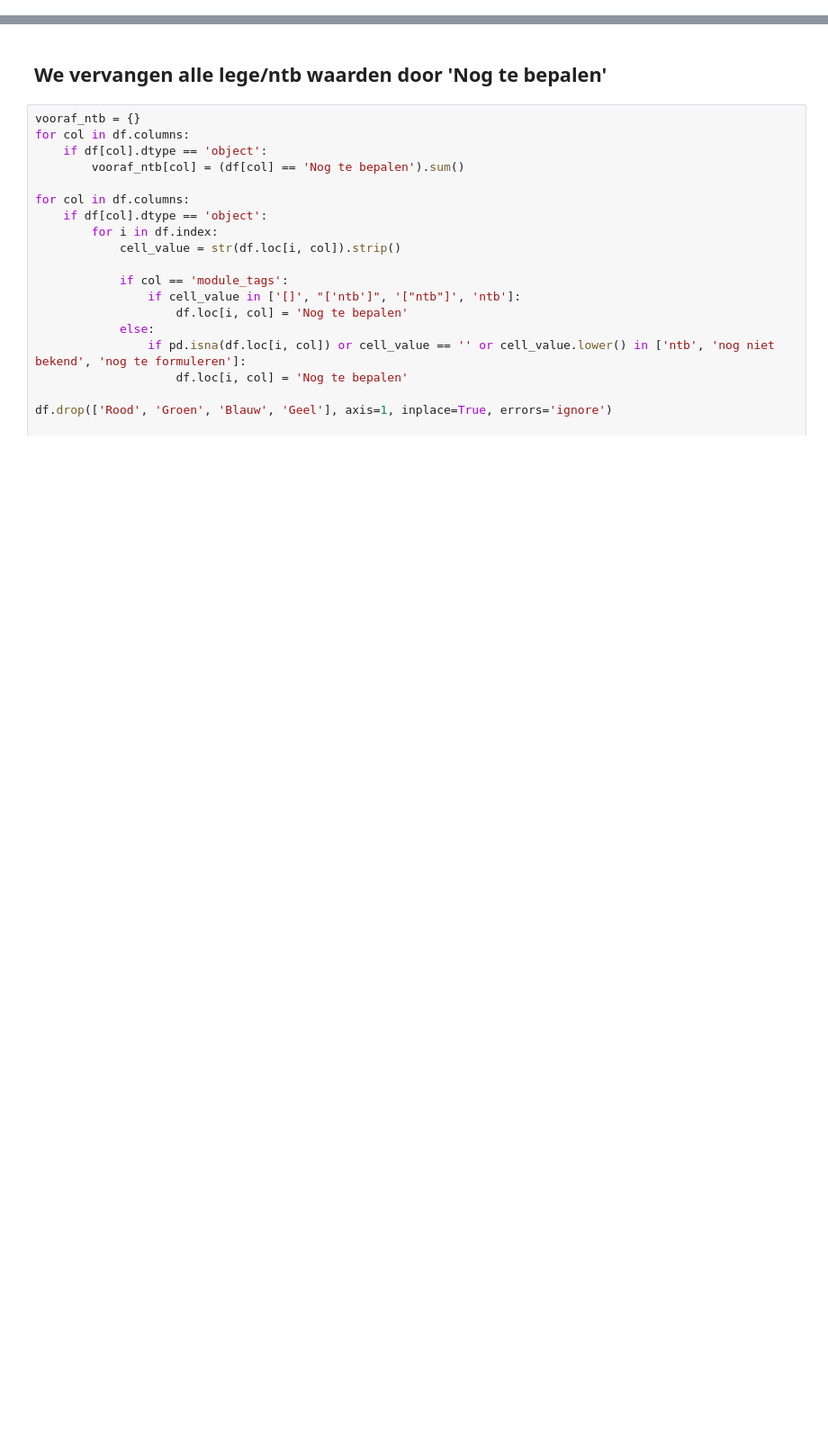
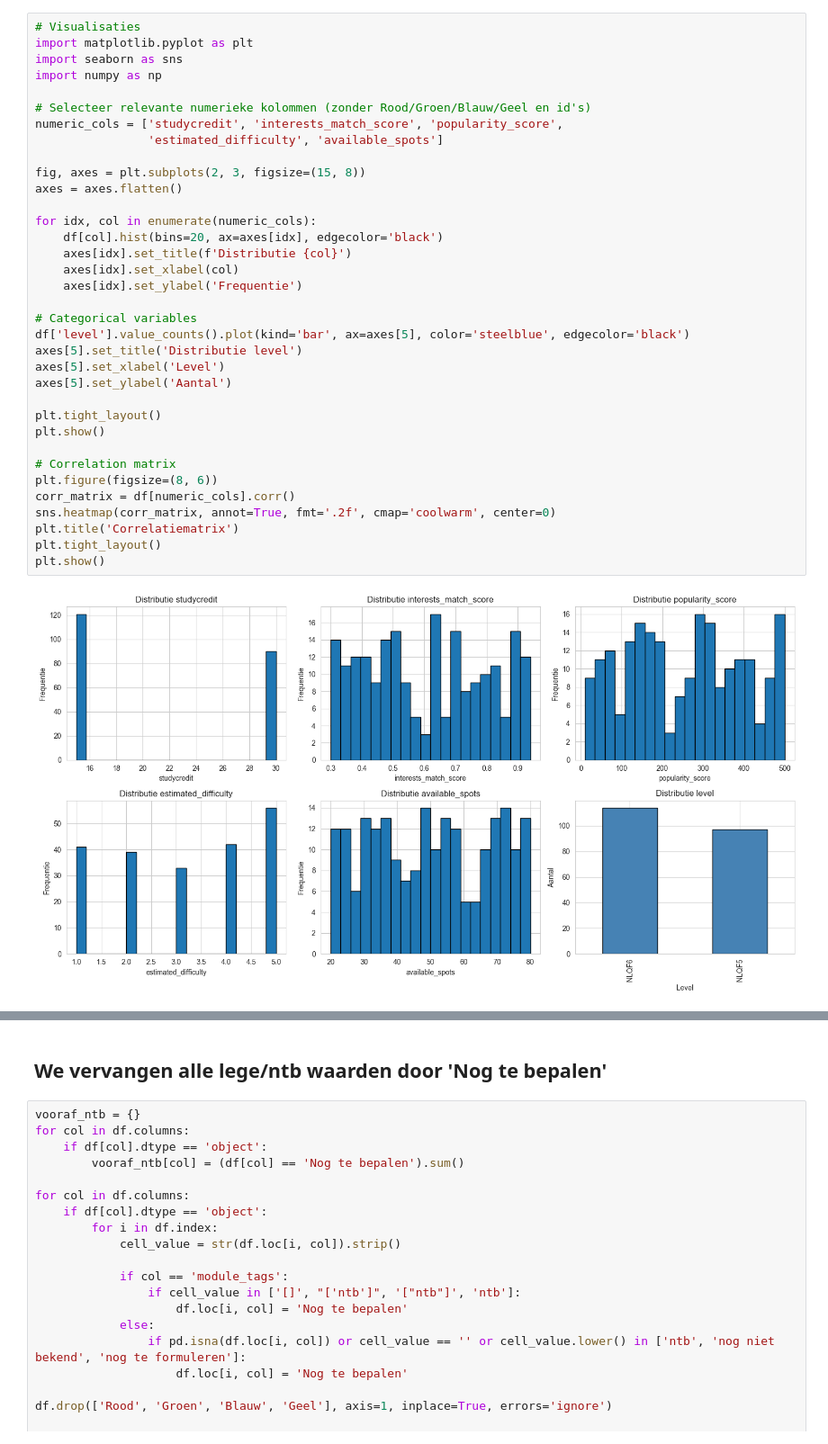
Before and after one commit to PlukZwaal/ATIx2.1_AI_Prototype, a Jupyter notebook: index.ipynb, the cells around one changed output, grey strips where cells are left out. Shown: that part at 90% size. Saved outputs shown, nothing was run; the diff lists cells and outputs as text; blank space fills up the shorter version.

```diff
--- a/index.ipynb
+++ b/index.ipynb
@@ -41,0 +43,37 @@ Dataset geladen: 211 rijen, 20 kolommen
+# %%
+# Visualisaties
+import matplotlib.pyplot as plt
+import seaborn as sns
+import numpy as np
+
+# Selecteer relevante numerieke kolommen (zonder Rood/Groen/Blauw/Geel en id's)
+numeric_cols = ['studycredit', 'interests_match_score', 'popularity_score',
+                'estimated_difficulty', 'available_spots']
+
+fig, axes = plt.subplots(2, 3, figsize=(15, 8))
+axes = axes.flatten()
+
+for idx, col in enumerate(numeric_cols):
+    df[col].hist(bins=20, ax=axes[idx], edgecolor='black')
+    axes[idx].set_title(f'Distributie {col}')
+    axes[idx].set_xlabel(col)
+    axes[idx].set_ylabel('Frequentie')
+
+# Categorical variables
+df['level'].value_counts().plot(kind='bar', ax=axes[5], color='steelblue', edgecolor='black')
+axes[5].set_title('Distributie level')
+axes[5].set_xlabel('Level')
+axes[5].set_ylabel('Aantal')
+
+plt.tight_layout()
+plt.show()
+
+# Correlation matrix
+plt.figure(figsize=(8, 6))
+corr_matrix = df[numeric_cols].corr()
+sns.heatmap(corr_matrix, annot=True, fmt='.2f', cmap='coolwarm', center=0)
+plt.title('Correlatiematrix')
+plt.tight_layout()
+plt.show()
+# %% [output]
+[figure, added]
```
Also changed, not shown: parts of 11 cells of this notebook.
